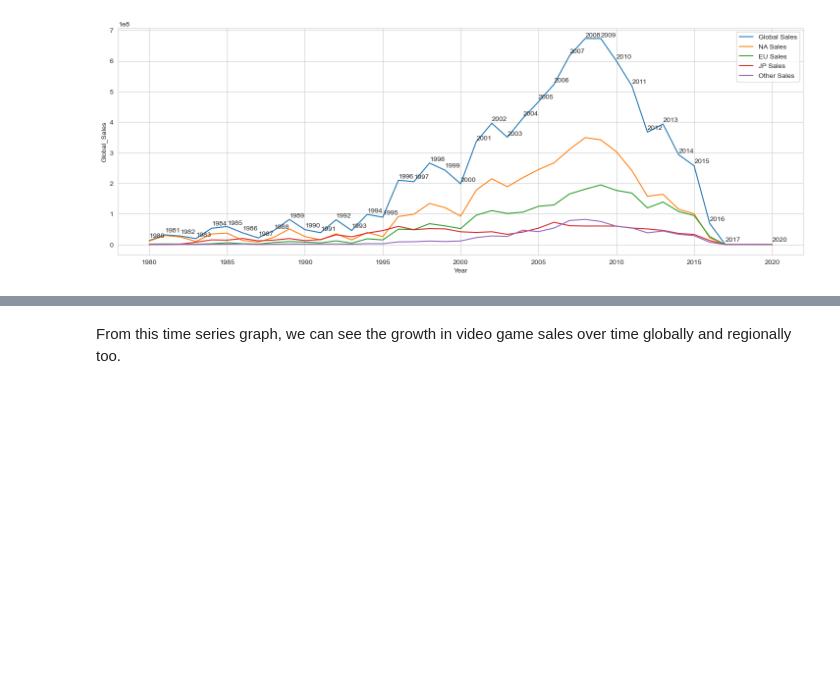
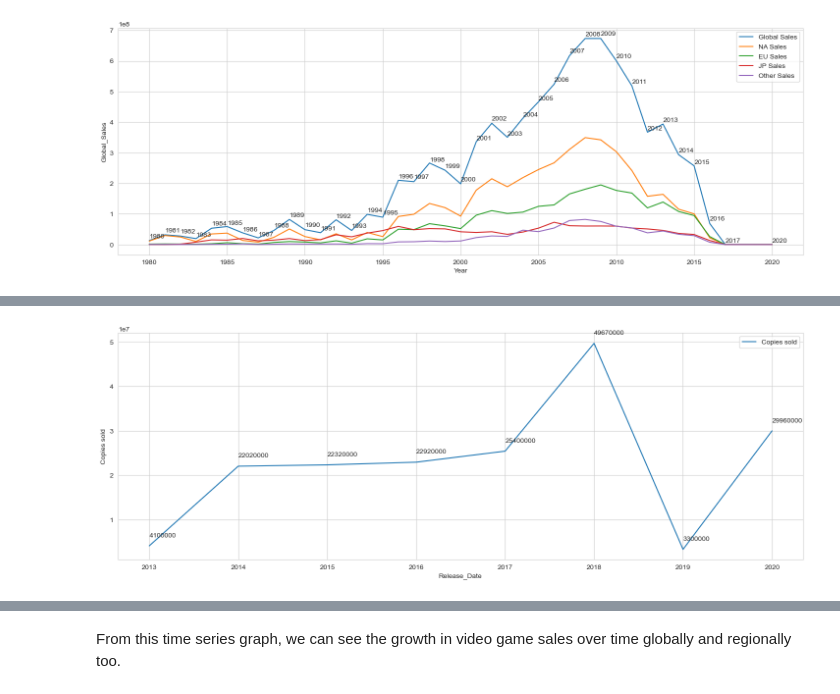
Before and after one commit to Rayan-Arshed/Data-Pipeline-Assessment-Video-Game-Data, a Jupyter notebook: Data-Pipeline-Assessment.ipynb, the cells around one changed output, grey strips where cells are left out. Saved outputs shown, nothing was run; the diff lists cells and outputs as text; code cells hidden in the pictures; blank space fills up the shorter version.

```diff
--- a/Data-Pipeline-Assessment.ipynb
+++ b/Data-Pipeline-Assessment.ipynb
@@ -1326,0 +1329,9 @@ From this graph, it is clear to see that global game sales reached a peak in the
+# %%
+# Creating the subset from the PS4 dataset
+aggregated_columns = {"Release_Date":"first", "Copies sold":"sum"}
+
+# Creating the new dataset based off of the columns
+df_ps4_years = df_ps4.groupby(df_ps4["Release_Date"]).aggregate(aggregated_columns)
+
+#Outputting the last 5 years to check results
+df_ps4_years.tail(5)
@@ -1326,0 +1346,17 @@ From this graph, it is clear to see that global game sales reached a peak in the
+# %%
+# Creating the time series graph
+plt.figure(figsize=(18,6))
+
+# Global Sales Plot
+sns.lineplot(x = "Release_Date",
+             y = "Copies sold",
+             label = "Copies sold",
+             data=df_ps4_years)
+
+# Using a for loop to draw sales numbers for years for every point on the graph
+for x, y in zip(df_ps4_years["Release_Date"], df_ps4_years["Copies sold"]):
+    plt.text(x = x,
+             y = y + 2000000,
+             s = int(y))
+# %% [output]
+[figure, added]
```
Also changed, not shown: parts of 9 cells of this notebook.
